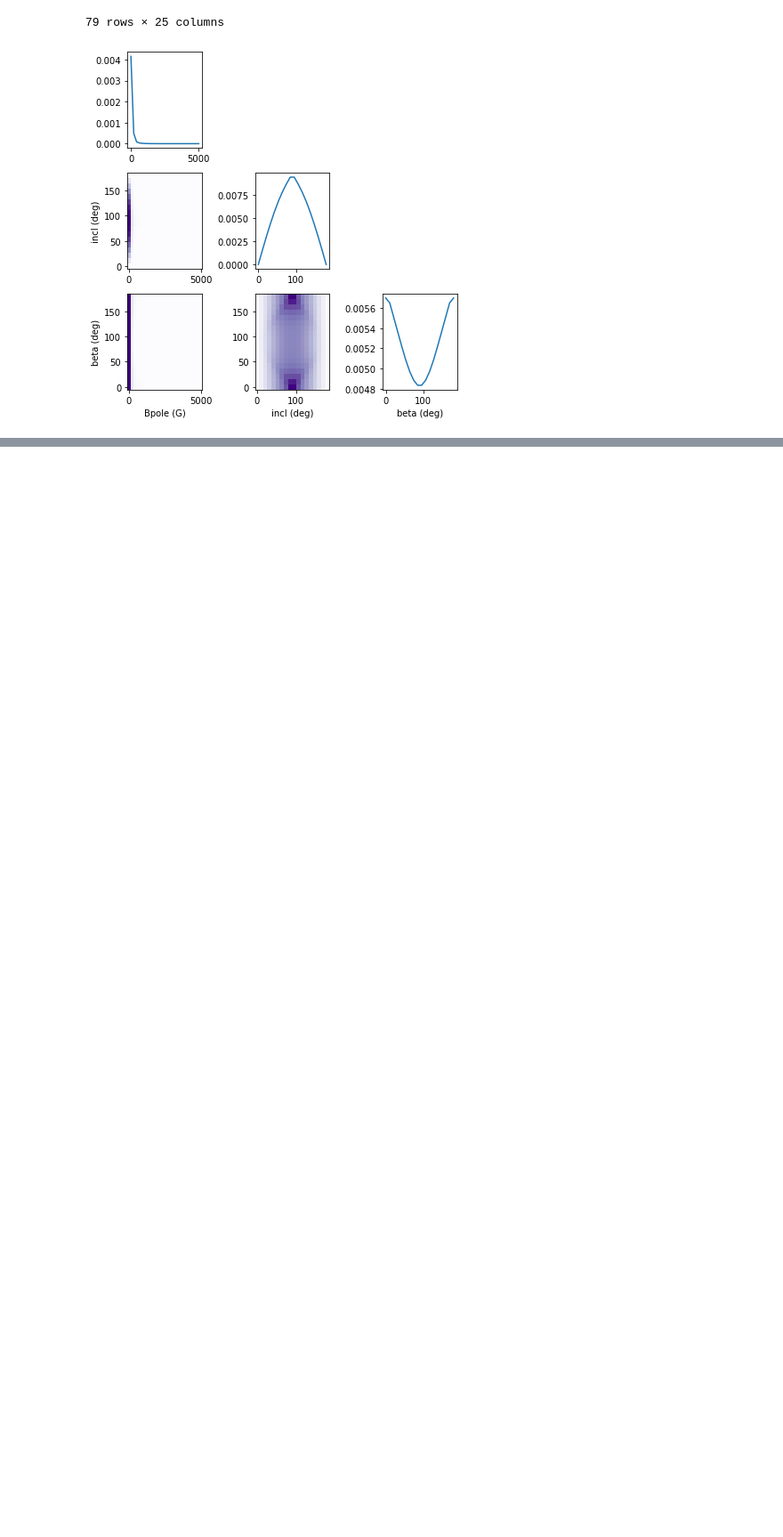
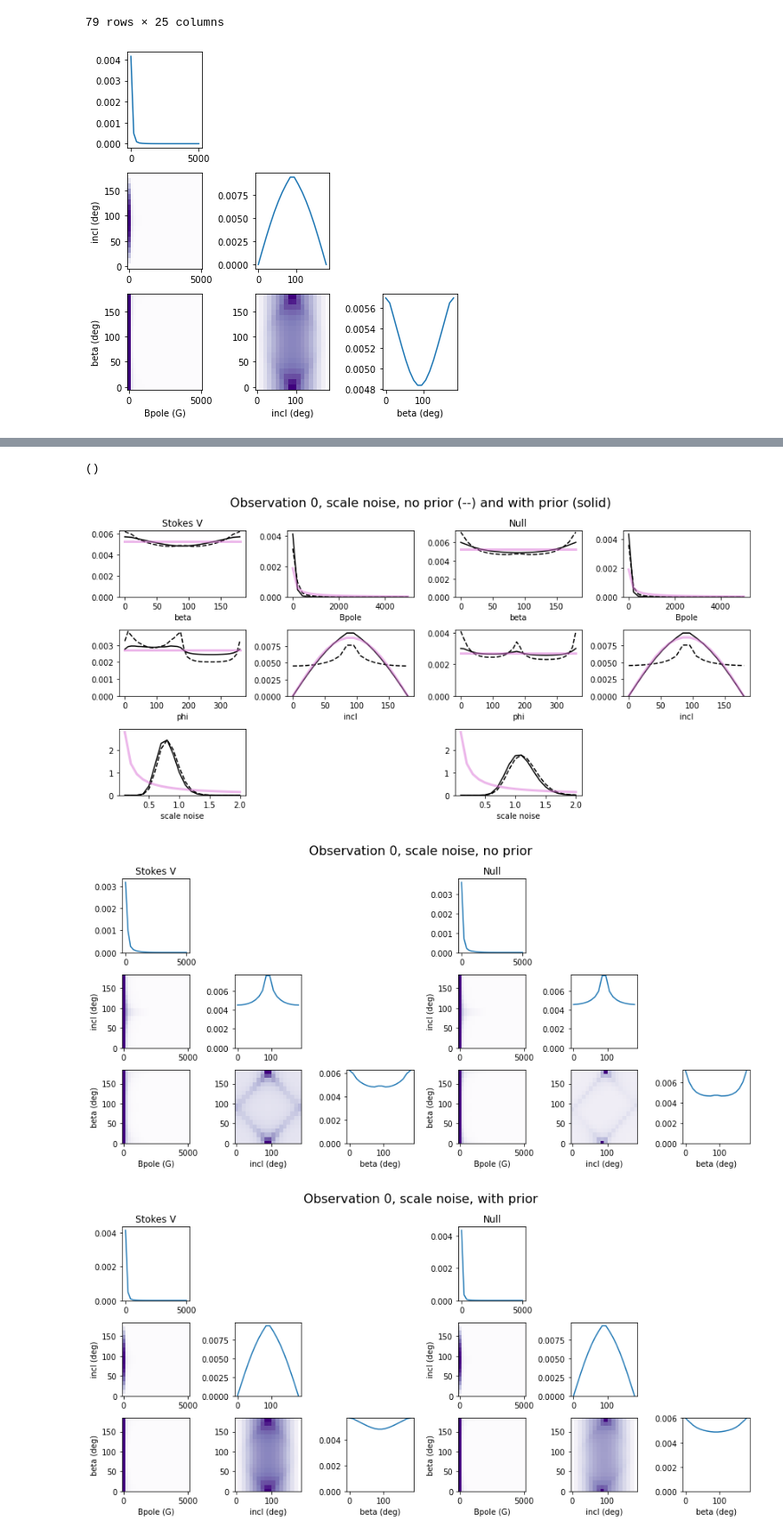
Before and after one commit to veropetit/BeStarsMiMeS, a Jupyter notebook: 06-Raven-calculations/RavenTest.ipynb, the cells around one changed output, grey strips where cells are left out. Shown at 89% size. Saved outputs shown, nothing was run; the diff lists cells and outputs as text; code cells hidden in the pictures; blank space fills up the shorter version.

```diff
--- a/06-Raven-calculations/RavenTest.ipynb
+++ b/06-Raven-calculations/RavenTest.ipynb
@@ -92,0 +105,7 @@ fig, ax = post.plot_corner()
+# %%
+rav.BayesObjects.overview_plots(datapacket.nobs)
+# %% [output]
+()
+[figure, added]
+[figure, added]
+[figure, added]
```
Also changed, not shown: parts of 5 cells of this notebook.
